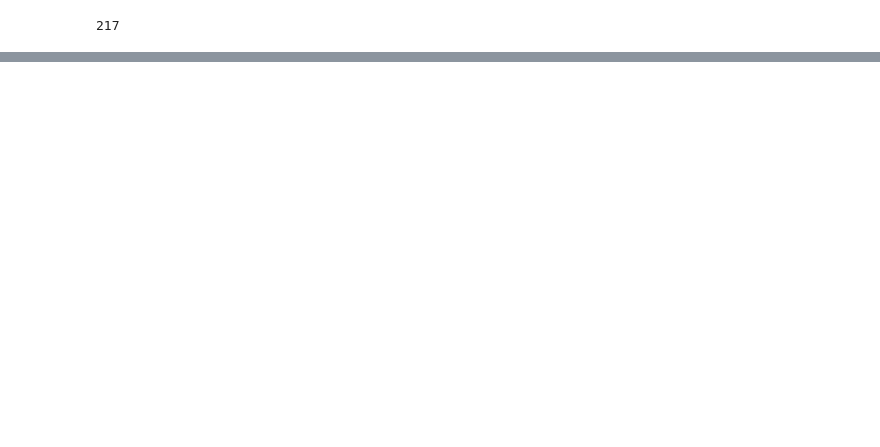
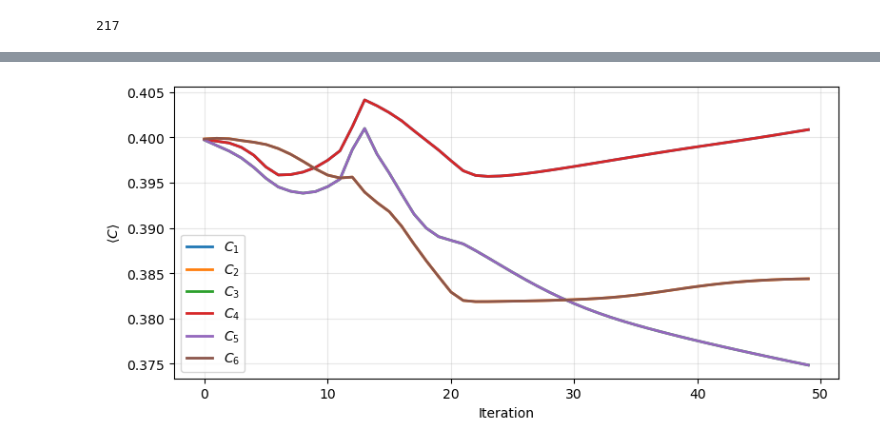
Before and after one commit to danielecuomo/ConstraintQuantumImaginary, a Jupyter notebook: examples/cqite_validation_3q_XXZZYY.ipynb, the cells around one changed output, grey strips where cells are left out. Drawn from its saved outputs; the diff is of its cells as text; code cells hidden in the pictures; blank space fills up the shorter version.

```diff
--- a/examples/cqite_validation_3q_XXZZYY.ipynb
+++ b/examples/cqite_validation_3q_XXZZYY.ipynb
@@ -352,0 +413,27 @@ fig.savefig("zz_con.pdf", bbox_inches="tight", transparent=True)
+# %%
+mag = np.asarray(magnetizations)
+
+fig, ax = plt.subplots(
+    figsize=(8,3.8)
+)
+
+for k in range(mag.shape[1]):
+    ax.plot(
+        np.abs(mag[:,k]),
+        lw=2,
+        label=rf"$C_{k+1}$"
+    )
+
+#ax.set_yscale("log")
+
+ax.set_xlabel("Iteration")
+ax.set_ylabel(r"$\langle C\rangle$")
+ax.grid(alpha=.3)
+
+ax.legend()
+
+plt.tight_layout()
+
+fig.savefig("zzxxy_mag.pdf", bbox_inches="tight", transparent=True)
+# %% [output]
+[figure, added]
```
Also changed, not shown: parts of 19 cells of this notebook, 13 other files.
